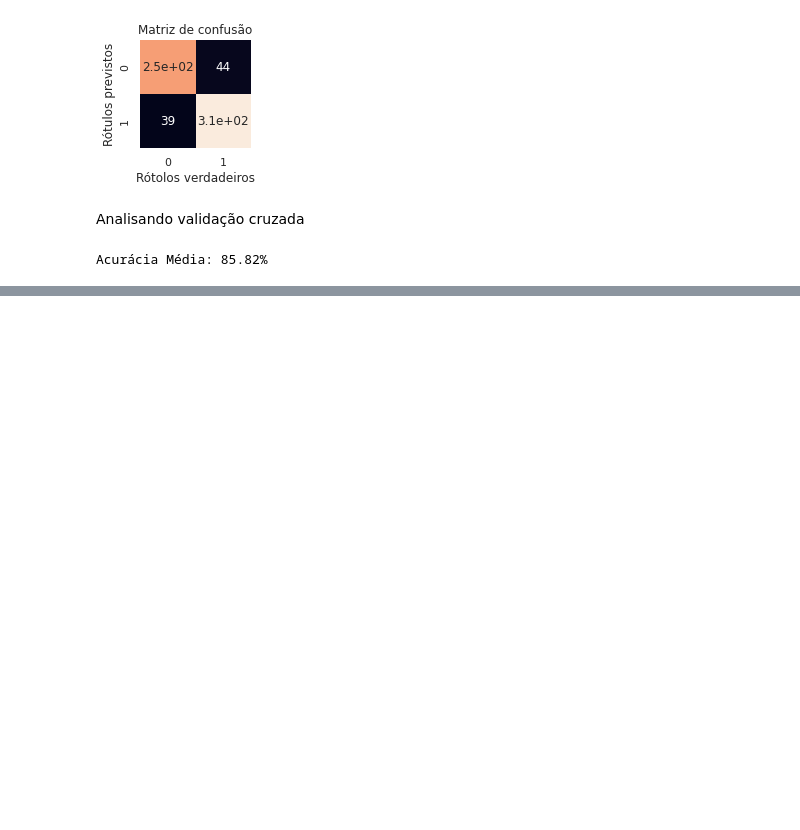
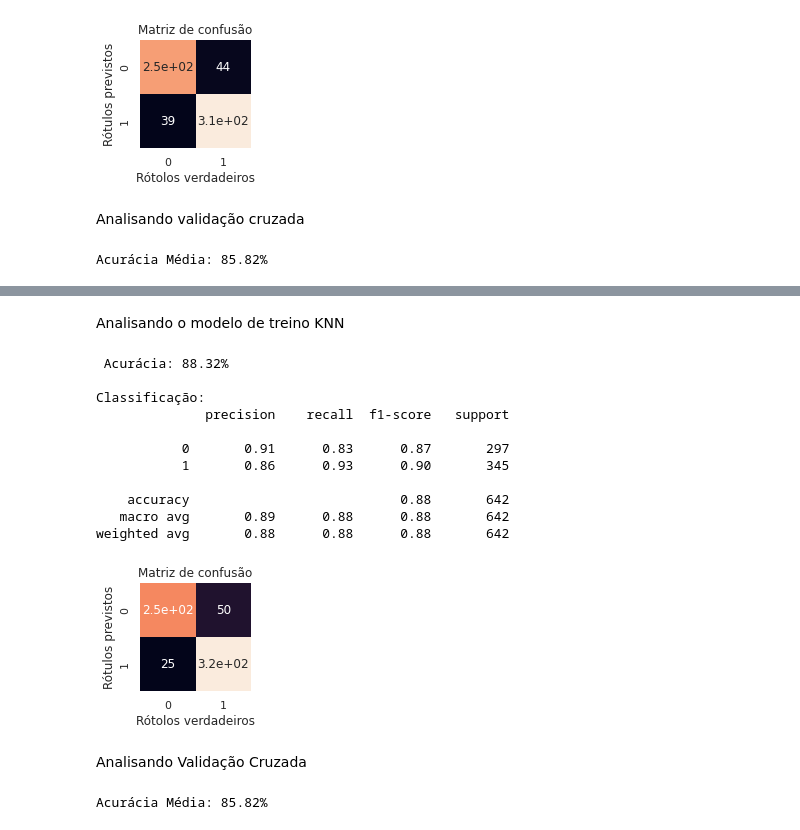
Before and after one commit to DiogoMonteiro99/Ciencias-de-dados, a Jupyter notebook: coracao.ipynb, the cells around one changed output, grey strips where cells are left out. Cells and saved outputs as stored; diff of their text form; code cells hidden in the pictures; blank space fills up the shorter version.

```diff
--- a/coracao.ipynb
+++ b/coracao.ipynb
@@ -355,0 +378,23 @@ Acurácia Média: 85.82%
+# %% [markdown]
+Analisando o modelo de treino KNN
+# %%
+predição(modelo=models['knn'],dados=x_treino,dados1=y_treino)
+# %% [output]
+ Acurácia: 88.32%
+
+Classificação:
+              precision    recall  f1-score   support
+
+           0       0.91      0.83      0.87       297
+           1       0.86      0.93      0.90       345
+
+    accuracy                           0.88       642
+   macro avg       0.89      0.88      0.88       642
+weighted avg       0.88      0.88      0.88       642
+[figure, added]
+# %% [markdown]
+Analisando Validação Cruzada
+# %%
+validacao_cruzada(modelo=models['Logistica'],base=previsores1_esc)
+# %% [output]
+Acurácia Média: 85.82%
```
Also changed, not shown: parts of 12 cells of this notebook.
